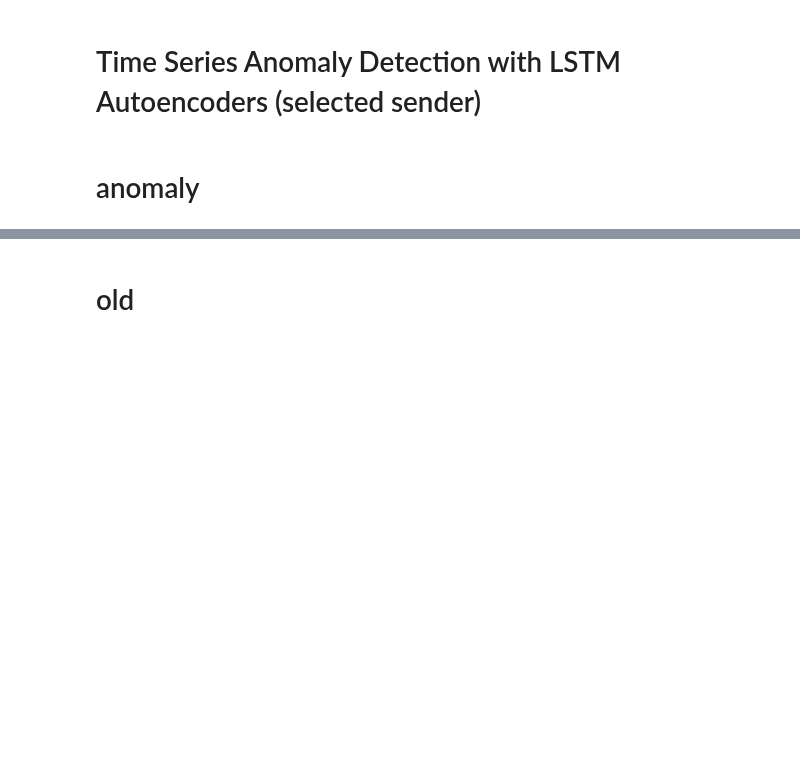
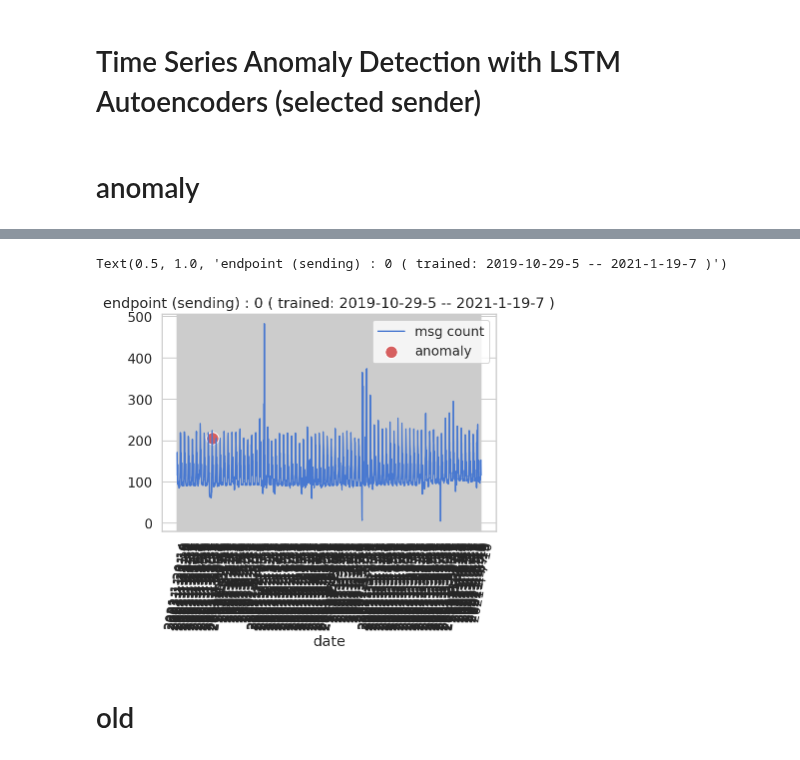
Before and after one commit to scray/scray, a Jupyter notebook: scray-examples/python/messageChartsWork.ipynb, the cells around one changed output, grey strips where cells are left out. Saved outputs shown, nothing was run; the diff lists cells and outputs as text; code cells hidden in the pictures; blank space fills up the shorter version.

```diff
--- a/scray-examples/python/messageChartsWork.ipynb
+++ b/scray-examples/python/messageChartsWork.ipynb
@@ -69,5 +69,7 @@ df.head()
 #df = sparkSession.read.parquet('hdfs://172.30.17.145:8020/sla_sql_data/159041*/*').select(columns).dropDuplicates()
 # %%
 columns = df.limit(1).toPandas().columns
+# %%
+df = sparkSession.read.parquet('hdfs://172.30.17.145:8020/user/admin/CSENDERENDPOINTID/CSENDERENDPOINTID_9.parquet')
 # %%
 pfall = df.toPandas()
@@ -585,5 +614,9 @@ rcParams['figure.figsize'] = 22, 10
 # %%
 #pfall.columns
 df.head
+# %%
+pfall1 = pfall.sort_values(['year','month','day','hour']).reset_index()
+del pfall1['index']
+del pfall1['CGLOBALMESSAGEID']
 # %% [markdown]
 # anomaly
@@ -593,9 +640,9 @@ df1
 # %%
 OUTCOME = 'close'
 
-TIME_STEPS = 1
+#TIME_STEPS = 1
 #TIME_STEPS = 24
-#TIME_STEPS = 30
+TIME_STEPS = 30
 #TIME_STEPS = 720
 #TIME_STEPS = 168
 #TIME_STEPS = 336
@@ -603,7 +650,7 @@ TIME_STEPS = 1
 from sklearn.preprocessing import StandardScaler
 
 df1 = createDataframe(pfall1)
-train, test = getTrainAndTest(df1,0.95)
+train, test = getTrainAndTest(df1,0.85)
 
 scaler = StandardScaler()
 scaler = scaler.fit(train[[OUTCOME]])
@@ -636,5 +716,5 @@ sns.distplot(train_mae_loss, bins=50, kde=True);
 # %%
-test_score_df = testScoreDF(model, 1.2)
+test_score_df = testScoreDF(model, 0.8)
 anomalies     = test_score_df[test_score_df.anomaly == True]
 # %%
 plt.plot(test_score_df.index, test_score_df.loss, label='loss')
@@ -644,25 +726,30 @@ plt.legend();
 # %%
+sender = 0
+
 plt.plot(
   test[TIME_STEPS:].index,
   scaler.inverse_transform(test[TIME_STEPS:].close),
   label='msg count'
 );
 
 ax = sns.scatterplot(
   anomalies.index,
   scaler.inverse_transform(anomalies.close),
   color=sns.color_palette()[3],
   s=152,
   label='anomaly'
 )
 plt.xticks(rotation=25)
 plt.legend();
 
 label(ax,5,80)
 
 titlestring ="endpoint (sending) : " + str(sender) + " ( trained: " +  train.index[0] + " -- " + train.index[len(train.index)-1] + " )"
 
 plt.title(titlestring)
+# %% [output]
+Text(0.5, 1.0, 'endpoint (sending) : 0 ( trained: 2019-10-29-5 -- 2021-1-19-7 )')
+[figure, added]
 # %%
 #pfall[pfall['CSENDERENDPOINTID'] == 1774].reset_index().to_csv('/tmp/1774.csv', sep=';')
 #pfall
```
Also changed, not shown: parts of 11 cells of this notebook, 6 other files.
